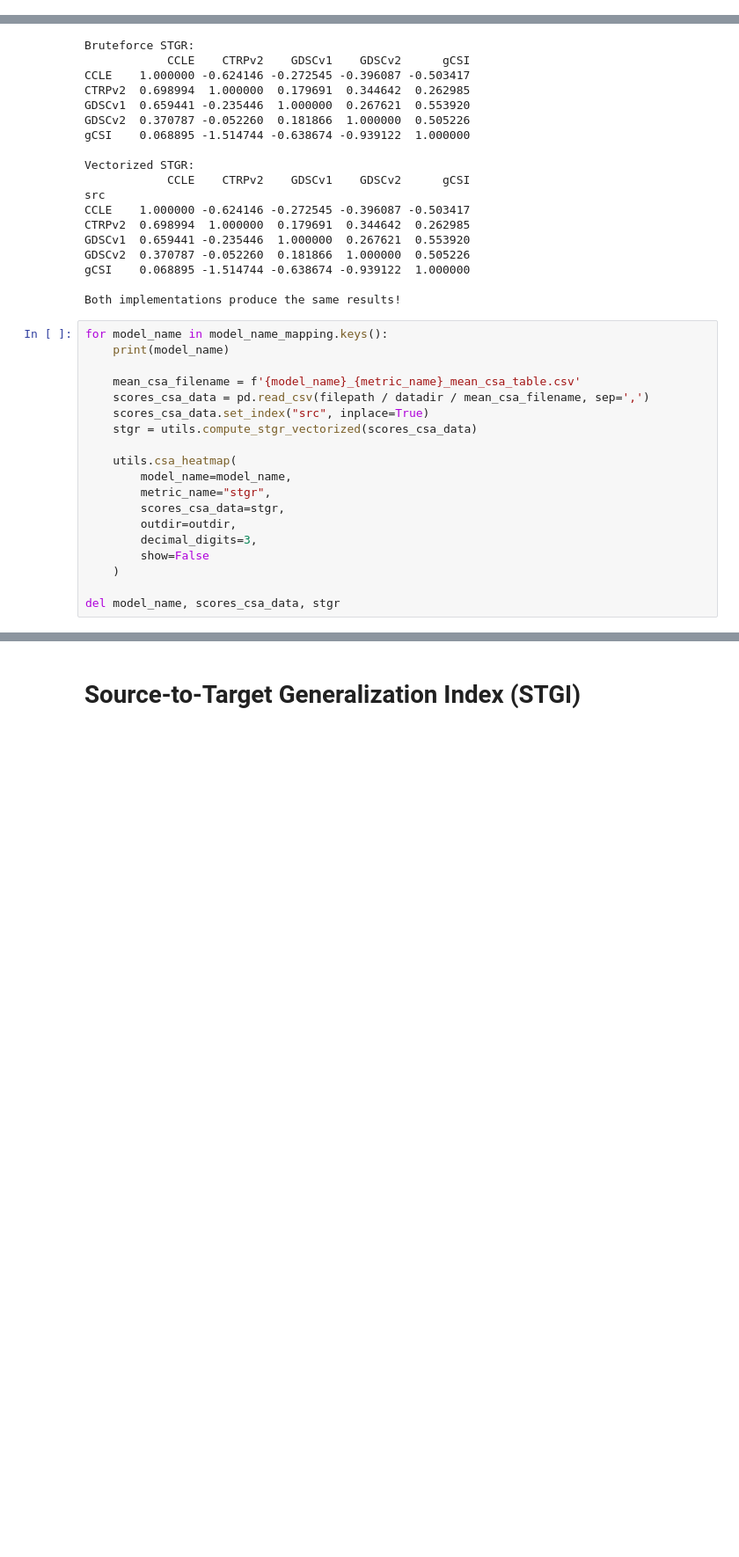
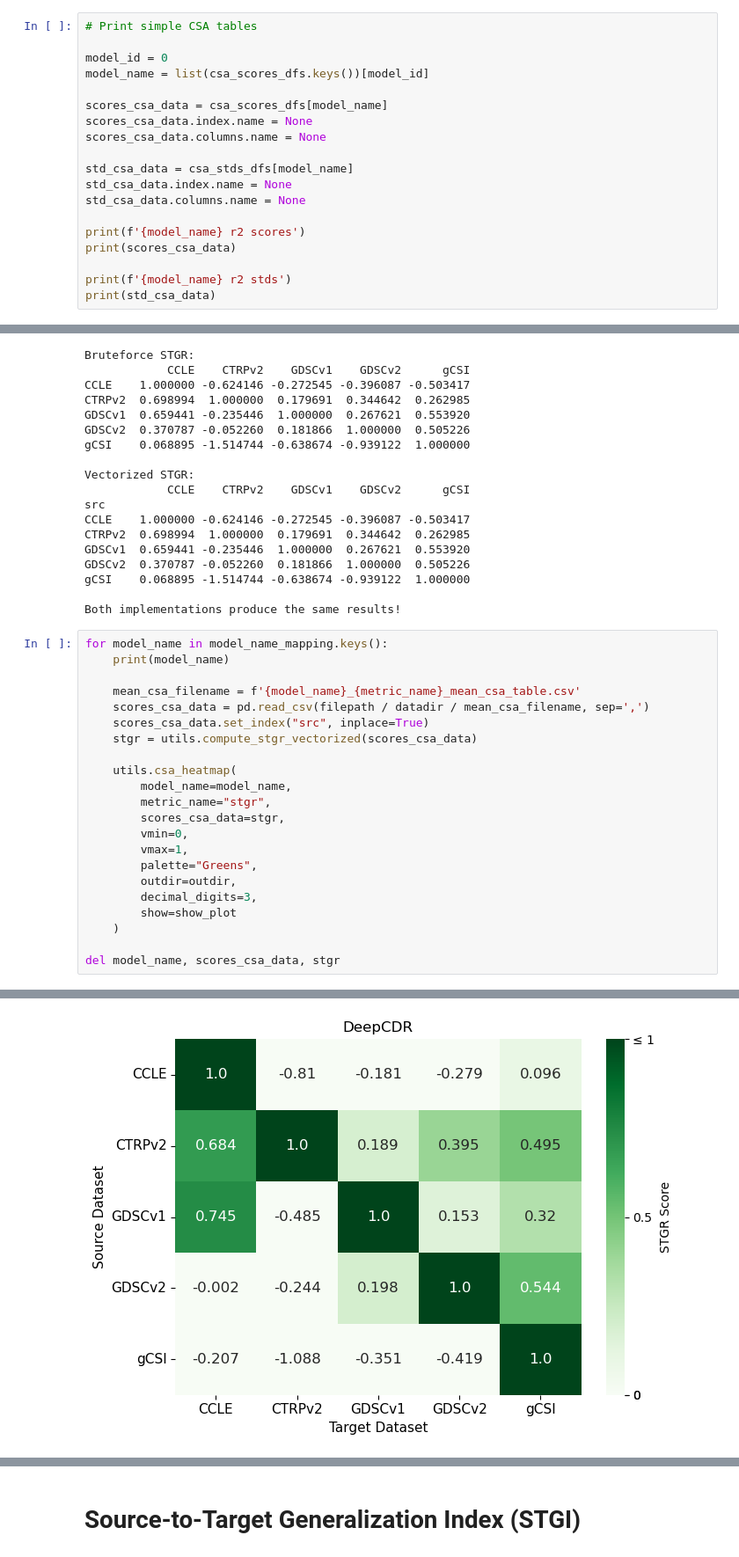
Before and after one commit to adpartin/cross-dataset-drp-paper, a Jupyter notebook: postprocess_plot.ipynb, the cells around one changed output, grey strips where cells are left out. Shown at 88% size. Cells and saved outputs as stored; diff of their text form; blank space fills up the shorter version.

```diff
--- a/postprocess_plot.ipynb
+++ b/postprocess_plot.ipynb
@@ -175,0 +331,19 @@ uno
+# %%
+# Print simple CSA tables
+
+model_id = 0
+model_name = list(csa_scores_dfs.keys())[model_id]
+
+scores_csa_data = csa_scores_dfs[model_name]
+scores_csa_data.index.name = None
+scores_csa_data.columns.name = None
+
+std_csa_data = csa_stds_dfs[model_name]
+std_csa_data.index.name = None
+std_csa_data.columns.name = None
+
+print(f'{model_name} r2 scores')
+print(scores_csa_data)
+
+print(f'{model_name} r2 stds')
+print(std_csa_data)
@@ -337,9 +526,12 @@ for model_name in model_name_mapping.keys():
         model_name=model_name,
         metric_name="stgr",
         scores_csa_data=stgr,
+        vmin=0,
+        vmax=1,
+        palette="Greens",
         outdir=outdir,
         decimal_digits=3,
-        show=False
+        show=show_plot
     )
 
 del model_name, scores_csa_data, stgr
@@ -352,0 +540 @@ uno
+[figure, added]
```
Also changed, not shown: parts of 23 cells of this notebook, 2 other files.
